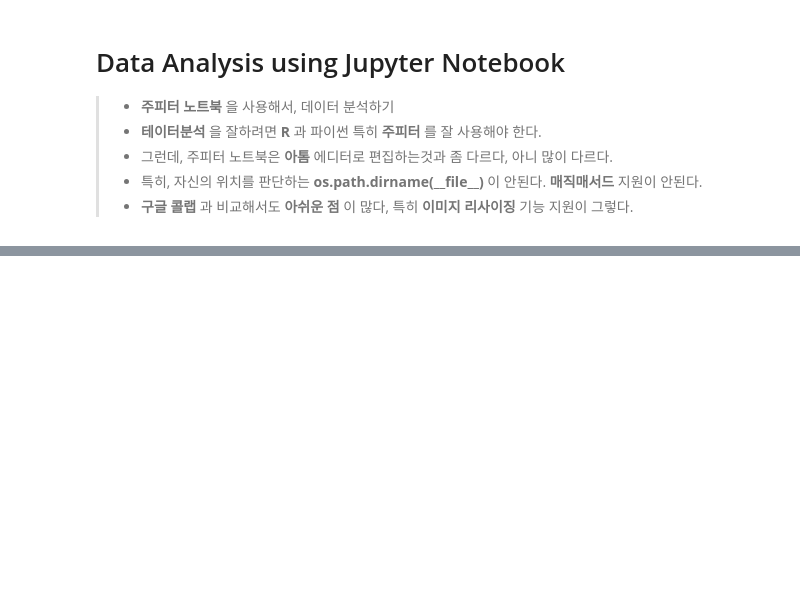
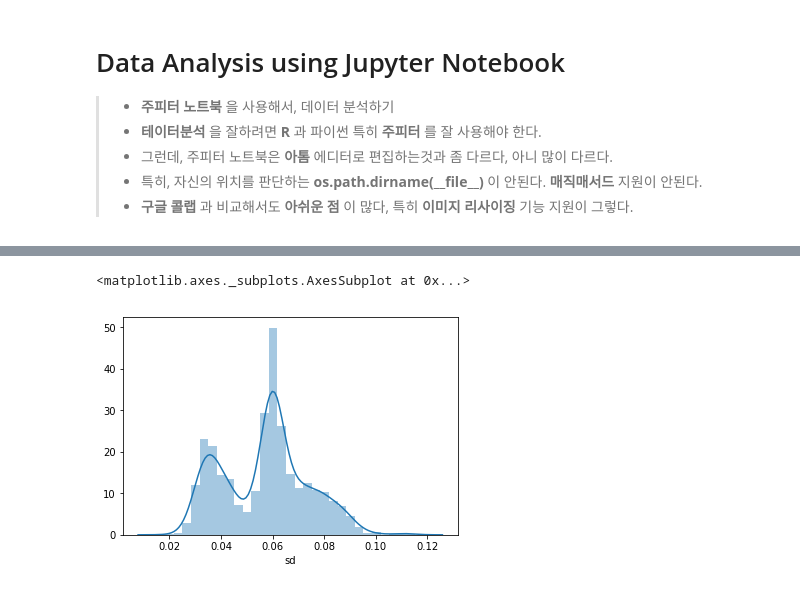
Before and after one commit to onitonitonito/deep_MLDL, a Jupyter notebook: colab_notebooks/bostonc_suburb.ipynb, the cells around one changed output, grey strips where cells are left out. Cells and saved outputs as stored; diff of their text form; code cells hidden in the pictures; blank space fills up the shorter version.

```diff
--- a/colab_notebooks/bostonc_suburb.ipynb
+++ b/colab_notebooks/bostonc_suburb.ipynb
@@ -24,0 +80,5 @@ NameError: name '__file__' is not defined
+# %%
+sns.distplot(df_voice['sd'])
+# %% [output]
+<matplotlib.axes._subplots.AxesSubplot at 0x...>
+[figure, added]
```
Also changed, not shown: parts of 11 cells of this notebook, 1 other file.
